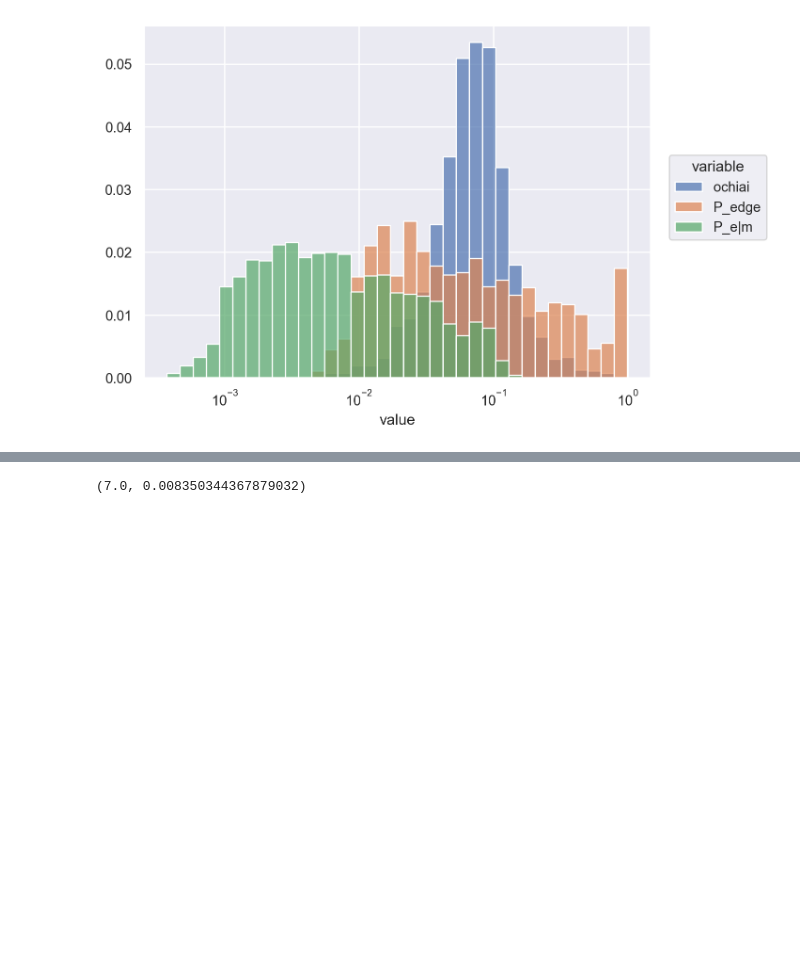
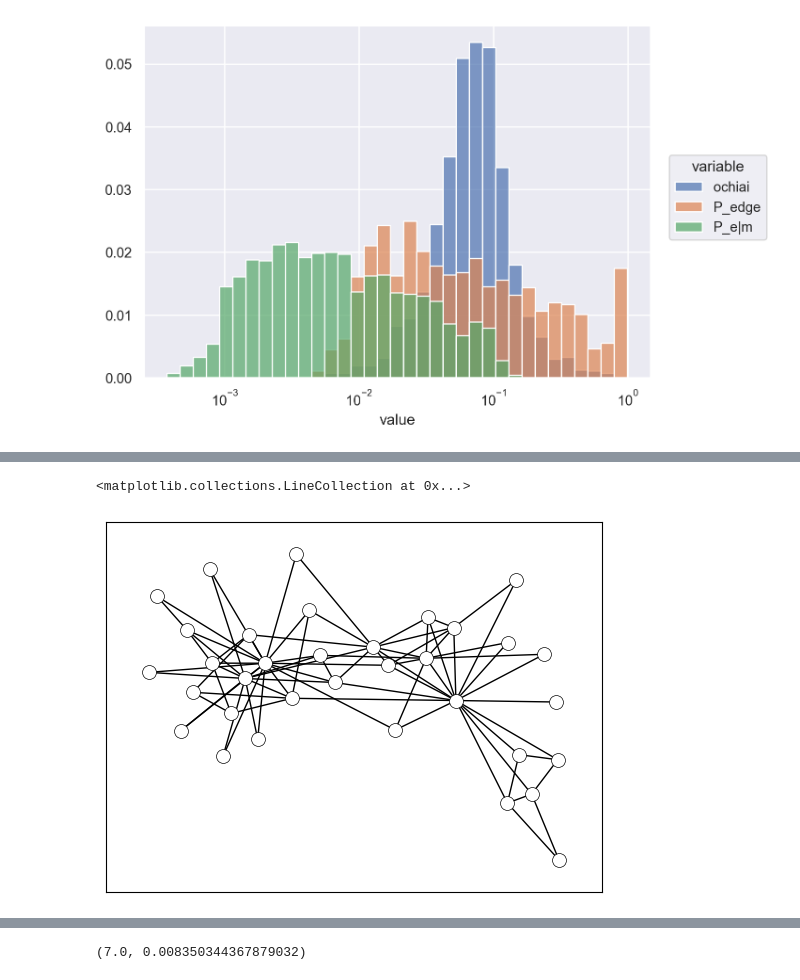
Before and after one commit to usnistgov/affinis, a Jupyter notebook: docs/fluency.ipynb, the cells around one changed output, grey strips where cells are left out. Saved outputs shown, nothing was run; the diff lists cells and outputs as text; code cells hidden in the pictures; blank space fills up the shorter version.

```diff
--- a/docs/fluency.ipynb
+++ b/docs/fluency.ipynb
@@ -310,0 +378,12 @@ sns.clustermap(pd.DataFrame(_sq(post_L), columns=animals.columns, index=animals.
+# %%
+nx.draw_networkx_nodes(
+    K:=nx.karate_club_graph(), pos=(testpos:=nx.spring_layout(K)),
+    node_color='white', edgecolors='k',
+    node_size=100, linewidths=0.5,
+)
+nx.draw_networkx_edges(
+    K, pos=testpos,
+)
+# %% [output]
+<matplotlib.collections.LineCollection at 0x...>
+[figure, added]
```
Also changed, not shown: parts of 32 cells of this notebook, 13 other files.
